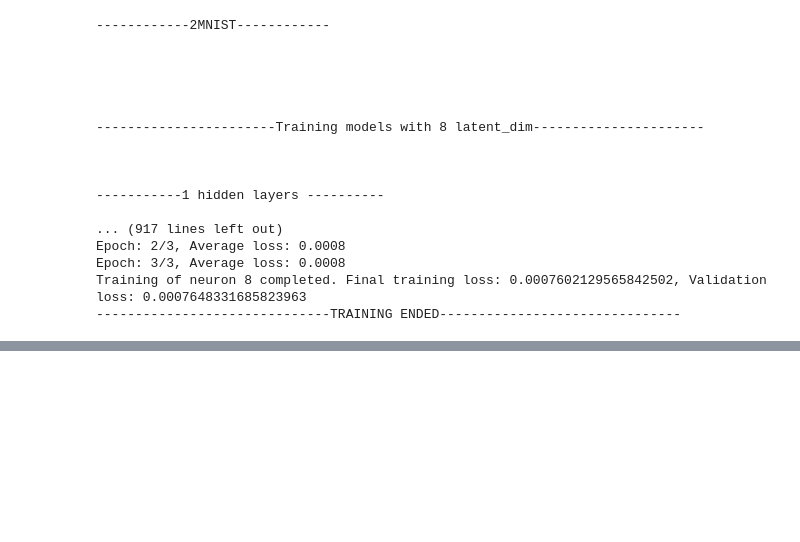
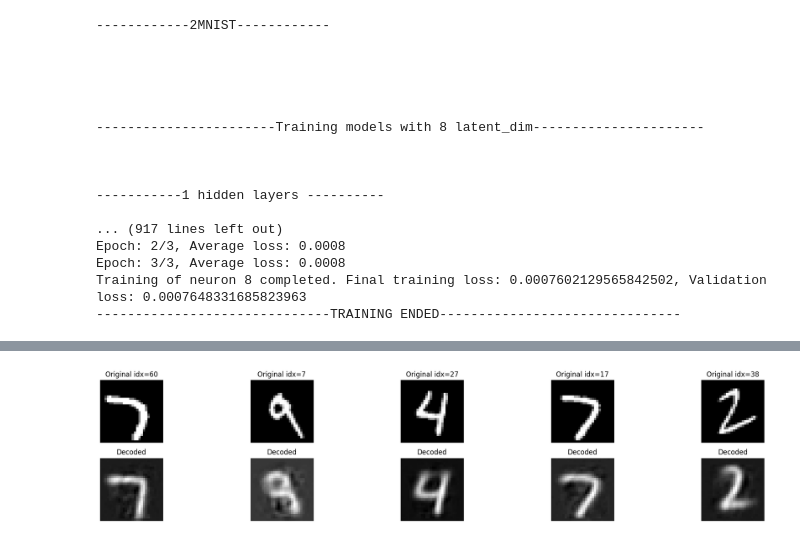
Before and after one commit to EnricoFrau/Autoencoders-Abstraction, a Jupyter notebook: notebooks/train_models.ipynb, the cells around one changed output, grey strips where cells are left out. Drawn from its saved outputs; the diff is of its cells as text; code cells hidden in the pictures; blank space fills up the shorter version.

```diff
--- a/notebooks/train_models.ipynb
+++ b/notebooks/train_models.ipynb
@@ -159,3 +161,41 @@ All labels are 2: True
 Batch images shape: torch.Size([64, 1, 28, 28])
 Batch labels shape: torch.Size([64])
 All labels are 2: True
+# %%
+dataset_2MNIST_translated_train = MNIST_digit2_translated_dataset(train=True, download=True, target_size=20000)
+print(f"Dataset size: {len(dataset_2MNIST_translated_train)}")
+print(f"Image shape: {dataset_2MNIST_translated_train[0][0].shape}")
+print(f"Label: {dataset_2MNIST_translated_train[0][1]}")
+train_loader_2MNIST_translated = DataLoader(dataset_2MNIST_translated_train, batch_size=batch_size, shuffle=True)
+
+batch_images, batch_labels = next(iter(train_loader_2MNIST_translated))
+print(f"Batch images shape: {batch_images.shape}")
+print(f"Batch labels shape: {batch_labels.shape}")
+print(f"All labels are 2: {torch.all(batch_labels == 2)}")
+
+print("\n––––––––––––––––––––––––––––––––––––––––––––––––––––––\n")
+
+dataset_2MNIST_translated_val = MNIST_digit2_translated_dataset(train=False, download=True, target_size=5000)
+print(f"Dataset size: {len(dataset_2MNIST_translated_val)}")
+print(f"Image shape: {dataset_2MNIST_translated_val[0][0].shape}")
+print(f"Label: {dataset_2MNIST_translated_val[0][1]}")
+print(f"All labels are 2: {torch.all(batch_labels == 2)}")
+val_loader_2MNIST_translated = DataLoader(dataset_2MNIST_translated_val, batch_size=batch_size, shuffle=True)
+
+print(f"Batch images shape: {batch_images.shape}")
+print(f"Batch labels shape: {batch_labels.shape}")
+print(f"All labels are 2: {torch.all(batch_labels == 2)}")
+
+
+
+datasets = ["MNIST", "EMNIST", "2MNIST_translated"]
+train_loaders = {
+    "MNIST": train_loader_MNIST,
+    "EMNIST": train_loader_EMNIST,
+    "2MNIST_translated": train_loader_2MNIST_translated
+}
+val_loaders = {
+    "MNIST": val_loader_MNIST,
+    "EMNIST": val_loader_EMNIST,
+    "2MNIST_translated": val_loader_2MNIST_translated
+}
@@ -2181,0 +2580,4 @@ Training of neuron 8 completed. Final training loss: 0.0007602129565842502, Vali
+# %%
+plot_original_vs_decoded(new_model, val_loader, device)
+# %% [output]
+[figure, added]
```
Also changed, not shown: parts of 41 cells of this notebook, 4 other files.
